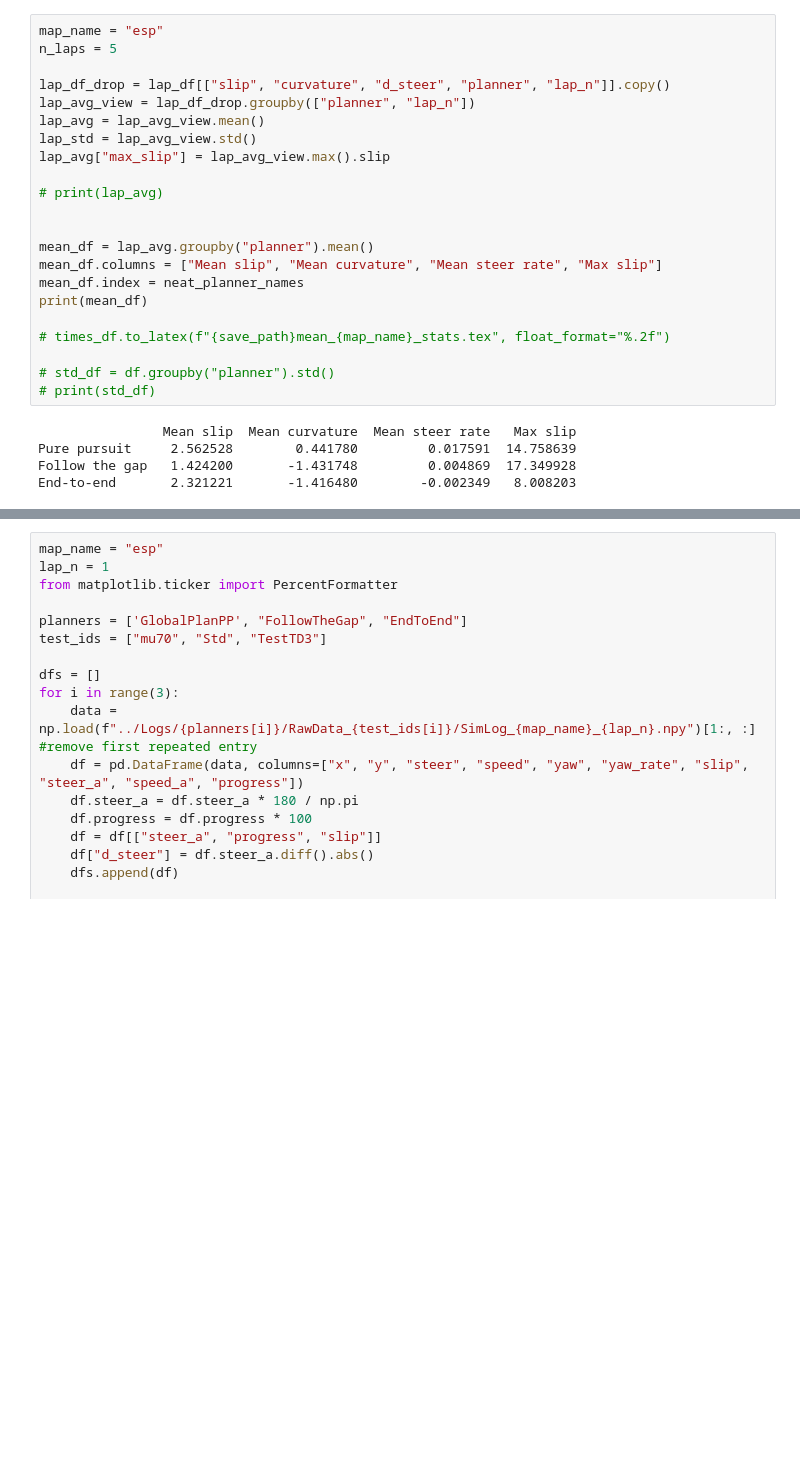
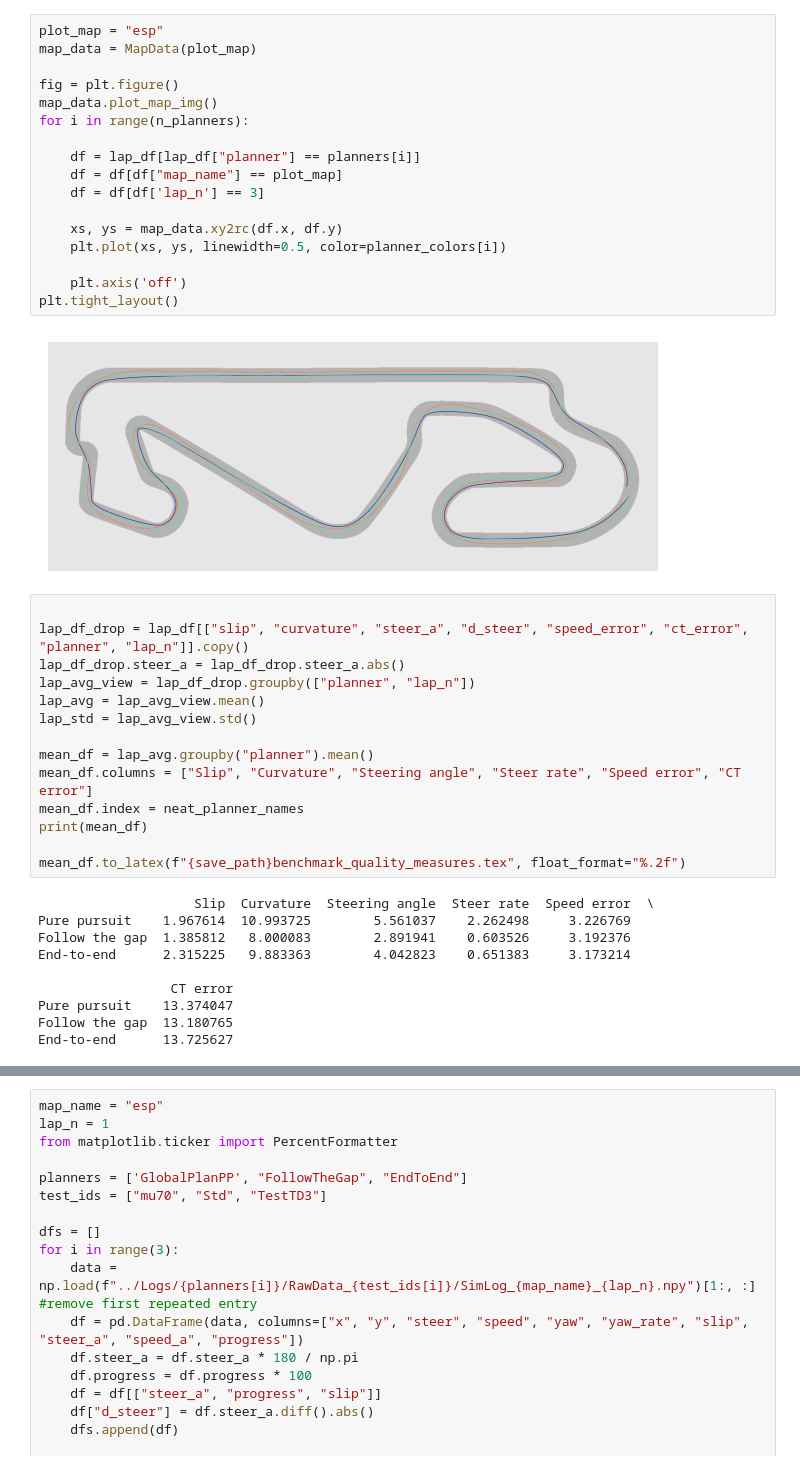
Before and after one commit to BDEvan5/f1tenth_benchmarks, a Jupyter notebook: Notebooks/benchmark_results.ipynb, the cells around one changed output, grey strips where cells are left out. Cells and saved outputs as stored; diff of their text form; blank space fills up the shorter version.

```diff
--- a/Notebooks/benchmark_results.ipynb
+++ b/Notebooks/benchmark_results.ipynb
@@ -98,27 +140,43 @@ print(lap_df.head())
+# %%
+plot_map = "esp"
+map_data = MapData(plot_map)
+
+fig = plt.figure()
+map_data.plot_map_img()
+for i in range(n_planners):
+
+    df = lap_df[lap_df["planner"] == planners[i]]
+    df = df[df["map_name"] == plot_map]
+    df = df[df['lap_n'] == 3]
+
+    xs, ys = map_data.xy2rc(df.x, df.y)
+    plt.plot(xs, ys, linewidth=0.5, color=planner_colors[i])
+
+    plt.axis('off')
+plt.tight_layout()
+# %% [output]
+[figure, added]
 # %%
-map_name = "esp"
-n_laps = 5
 
-lap_df_drop = lap_df[["slip", "curvature", "d_steer", "planner", "lap_n"]].copy()
+lap_df_drop = lap_df[["slip", "curvature", "steer_a", "d_steer", "speed_error", "ct_error", "planner", "lap_n"]].copy()
+lap_df_drop.steer_a = lap_df_drop.steer_a.abs()
 lap_avg_view = lap_df_drop.groupby(["planner", "lap_n"])
 lap_avg = lap_avg_view.mean()
 lap_std = lap_avg_view.std()
-lap_avg["max_slip"] = lap_avg_view.max().slip
-
-# print(lap_avg)
-
 
 mean_df = lap_avg.groupby("planner").mean()
-mean_df.columns = ["Mean slip", "Mean curvature", "Mean steer rate", "Max slip"]
+mean_df.columns = ["Slip", "Curvature", "Steering angle", "Steer rate", "Speed error", "CT error"]
 mean_df.index = neat_planner_names
 print(mean_df)
 
-# times_df.to_latex(f"{save_path}mean_{map_name}_stats.tex", float_format="%.2f")
-
-# std_df = df.groupby("planner").std()
-# print(std_df)
+mean_df.to_latex(f"{save_path}benchmark_quality_measures.tex", float_format="%.2f")
 # %% [output]
-                Mean slip  Mean curvature  Mean steer rate   Max slip
-Pure pursuit     2.562528        0.441780         0.017591  14.758639
-Follow the gap   1.424200       -1.431748         0.004869  17.349928
-End-to-end       2.321221       -1.416480        -0.002349   8.008203
+                    Slip  Curvature  Steering angle  Steer rate  Speed error  \
+Pure pursuit    1.967614  10.993725        5.561037    2.262498     3.226769
+Follow the gap  1.385812   8.000083        2.891941    0.603526     3.192376
+End-to-end      2.315225   9.883363        4.042823    0.651383     3.173214
+
+                 CT error
+Pure pursuit    13.374047
+Follow the gap  13.180765
+End-to-end      13.725627
```
Also changed, not shown: parts of 13 cells of this notebook, 8 other files.
